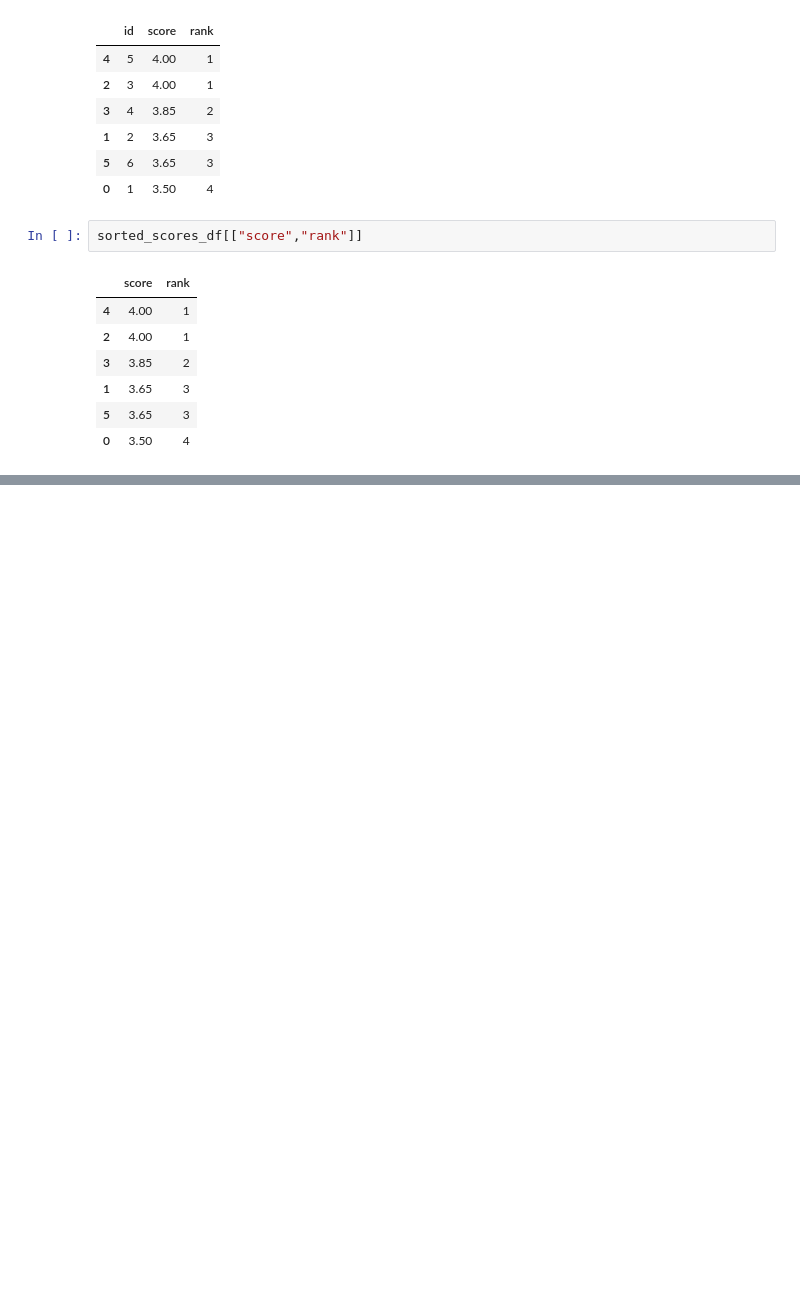
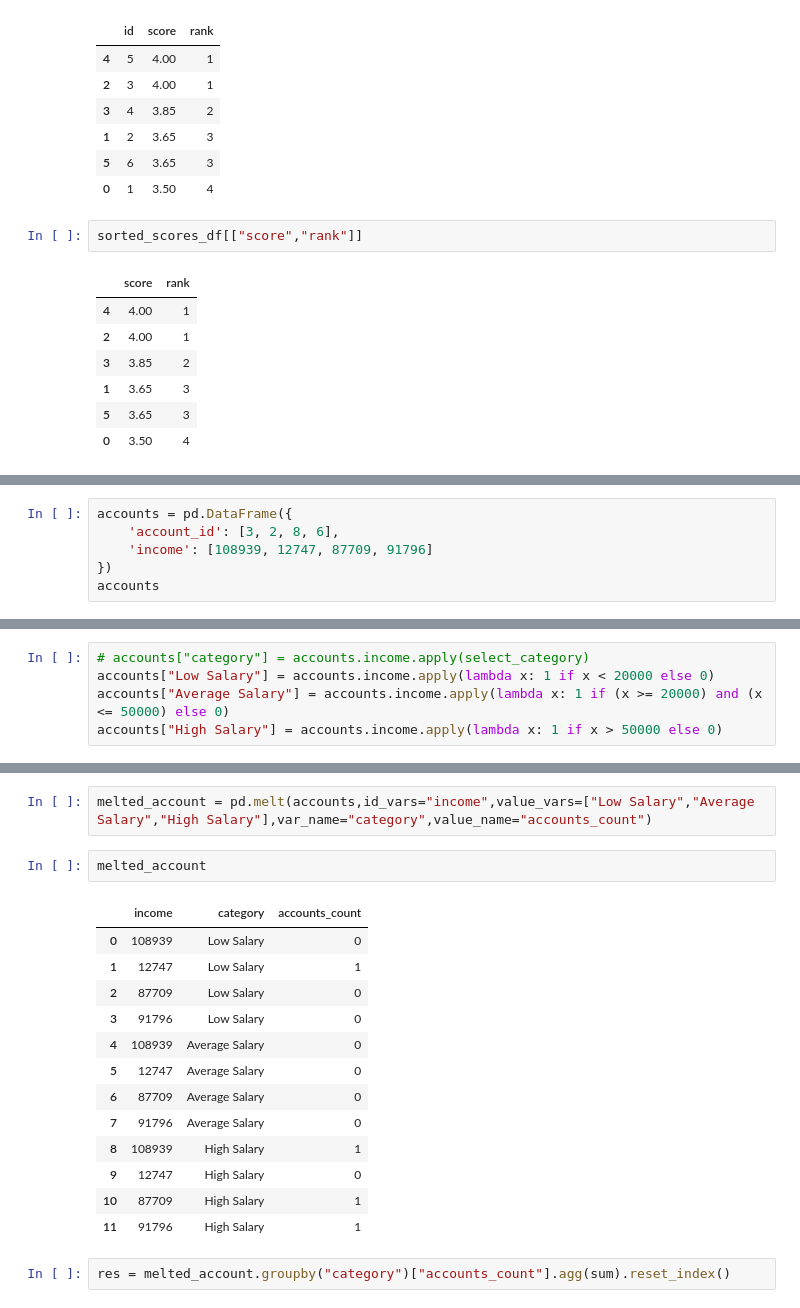
Before and after one commit to ShahriarHA/The-Pandas--Playground, a Jupyter notebook: leetCode3.ipynb, the cells around one changed output, grey strips where cells are left out. Saved outputs shown, nothing was run; the diff lists cells and outputs as text; blank space fills up the shorter version.

Commit message:
count salary categories -leetcode

```diff
--- a/leetCode3.ipynb
+++ b/leetCode3.ipynb
@@ -181,0 +184,6 @@ sorted_scores_df[["score","rank"]]
+# %%
+accounts = pd.DataFrame({
+    'account_id': [3, 2, 8, 6],
+    'income': [108939, 12747, 87709, 91796]
+})
+accounts
@@ -181,0 +204,5 @@ sorted_scores_df[["score","rank"]]
+# %%
+# accounts["category"] = accounts.income.apply(select_category)
+accounts["Low Salary"] = accounts.income.apply(lambda x: 1 if x < 20000 else 0)
+accounts["Average Salary"] = accounts.income.apply(lambda x: 1 if (x >= 20000) and (x <= 50000) else 0)
+accounts["High Salary"] = accounts.income.apply(lambda x: 1 if x > 50000 else 0)
@@ -181,0 +217,20 @@ sorted_scores_df[["score","rank"]]
+# %%
+melted_account = pd.melt(accounts,id_vars="income",value_vars=["Low Salary","Average Salary","High Salary"],var_name="category",value_name="accounts_count")
+# %%
+melted_account
+# %% [output]
+|  | income | category | accounts_count |
+| 0 | 108939 | Low Salary | 0 |
+| 1 | 12747 | Low Salary | 1 |
+| 2 | 87709 | Low Salary | 0 |
+| 3 | 91796 | Low Salary | 0 |
+| 4 | 108939 | Average Salary | 0 |
+| 5 | 12747 | Average Salary | 0 |
+| 6 | 87709 | Average Salary | 0 |
+| 7 | 91796 | Average Salary | 0 |
+| 8 | 108939 | High Salary | 1 |
+| 9 | 12747 | High Salary | 0 |
+| 10 | 87709 | High Salary | 1 |
+| 11 | 91796 | High Salary | 1 |
+# %%
+res = melted_account.groupby("category")["accounts_count"].agg(sum).reset_index()
```
Also changed, not shown: parts of 5 cells of this notebook.
